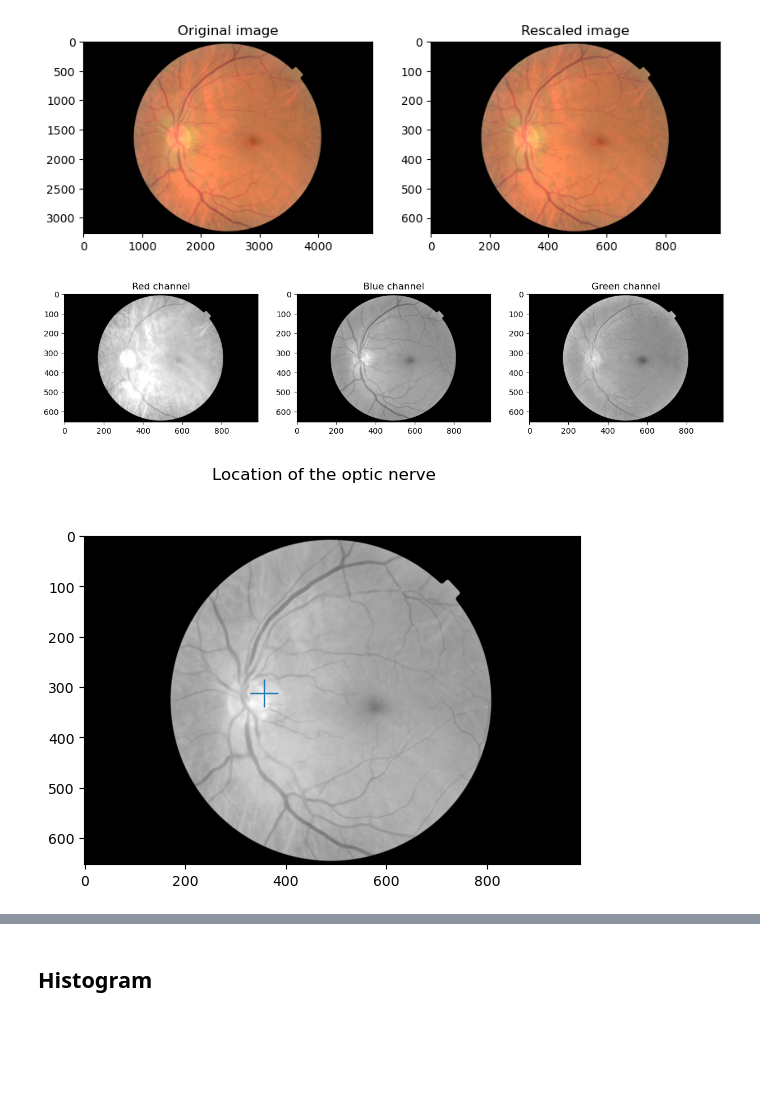
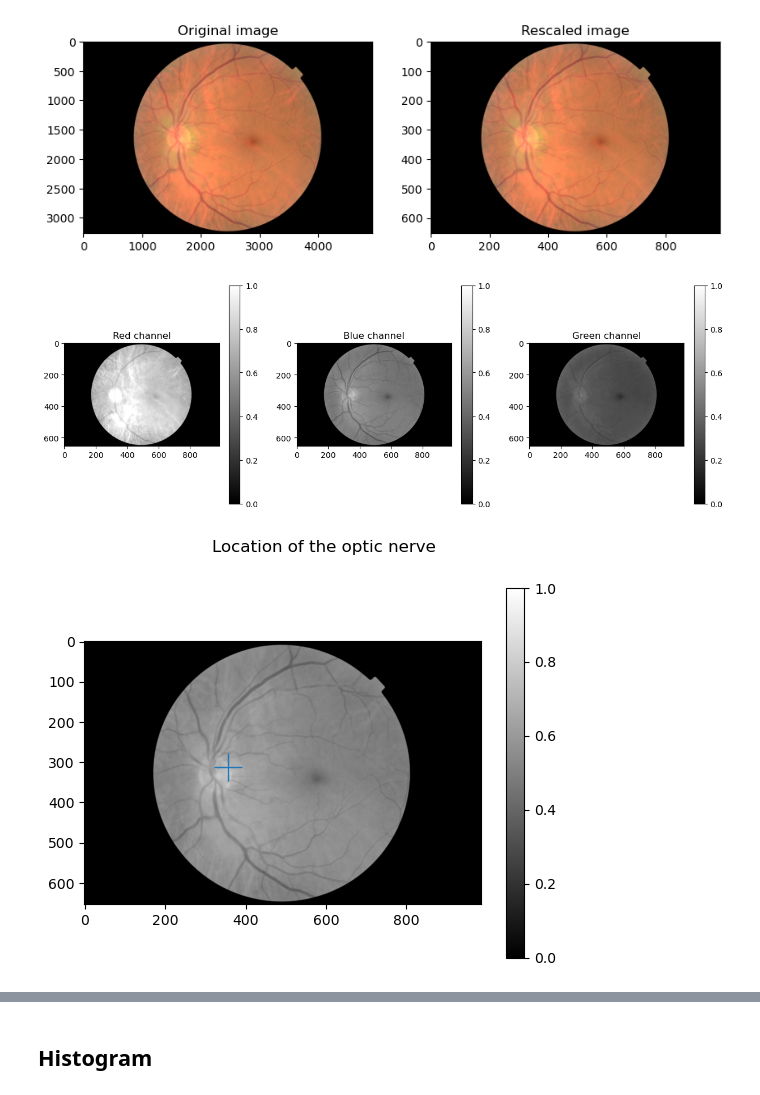
Before and after one commit to chinmaymokashicm/bmi_6331, a Jupyter notebook: module_2/assignment02-nb.ipynb, the cells around one changed output, grey strips where cells are left out. Saved outputs shown, nothing was run; the diff lists cells and outputs as text; code cells hidden in the pictures; blank space fills up the shorter version.

```diff
--- a/module_2/assignment02-nb.ipynb
+++ b/module_2/assignment02-nb.ipynb
@@ -31,29 +35,33 @@ axes[1].set_title("Rescaled image");
 # %%
 fig, axes = plt.subplots(1, 3)
 fig.set_figheight(5)
 fig.set_figwidth(15)
 
 im_retina_copied = copy.deepcopy(im_retina_rescaled)
 im_red, im_green, im_blue = [ im_retina_copied[:, :, i] for i in range(0,3)]
 
-axes[0].imshow(im_red, cmap="gray")
+ax = axes[0].imshow(im_red, cmap="gray", vmin=0, vmax=1)
+fig.colorbar(ax, ax=axes[0])
 axes[0].set_title("Red channel")
-axes[1].imshow(im_green, cmap="gray")
+ax = axes[1].imshow(im_green, cmap="gray", vmin=0, vmax=1)
+fig.colorbar(ax, ax=axes[1])
 axes[1].set_title("Blue channel")
-axes[2].imshow(im_blue, cmap="gray")
+ax = axes[2].imshow(im_blue, cmap="gray", vmin=0, vmax=1)
+fig.colorbar(ax, ax=axes[2])
 axes[2].set_title("Green channel");
 # %% [output]
-[figure, old version]
+[figure, new version]
 # %%
 fig = plt.figure(1)
 fig.suptitle("Location of the optic nerve")
 
 imG = skcol.rgb2gray(im_retina_rescaled)
-plt.imshow(imG, cmap="gray")
+ax = plt.imshow(imG, cmap="gray", vmin=0, vmax=1)
+fig.colorbar(ax)
 x_max, y_max = np.unravel_index(np.argmax(imG, axis=None), imG.shape)
 plt.plot(y_max, x_max, "+", ms=20);
 # %% [output]
-[figure, old version]
+[figure, new version]
 # %%
 fig = plt.figure(1)
 fig.suptitle("Window of optic nerve: 30% of original height")
```
Also changed, not shown: parts of 7 cells of this notebook, 3 other files.
